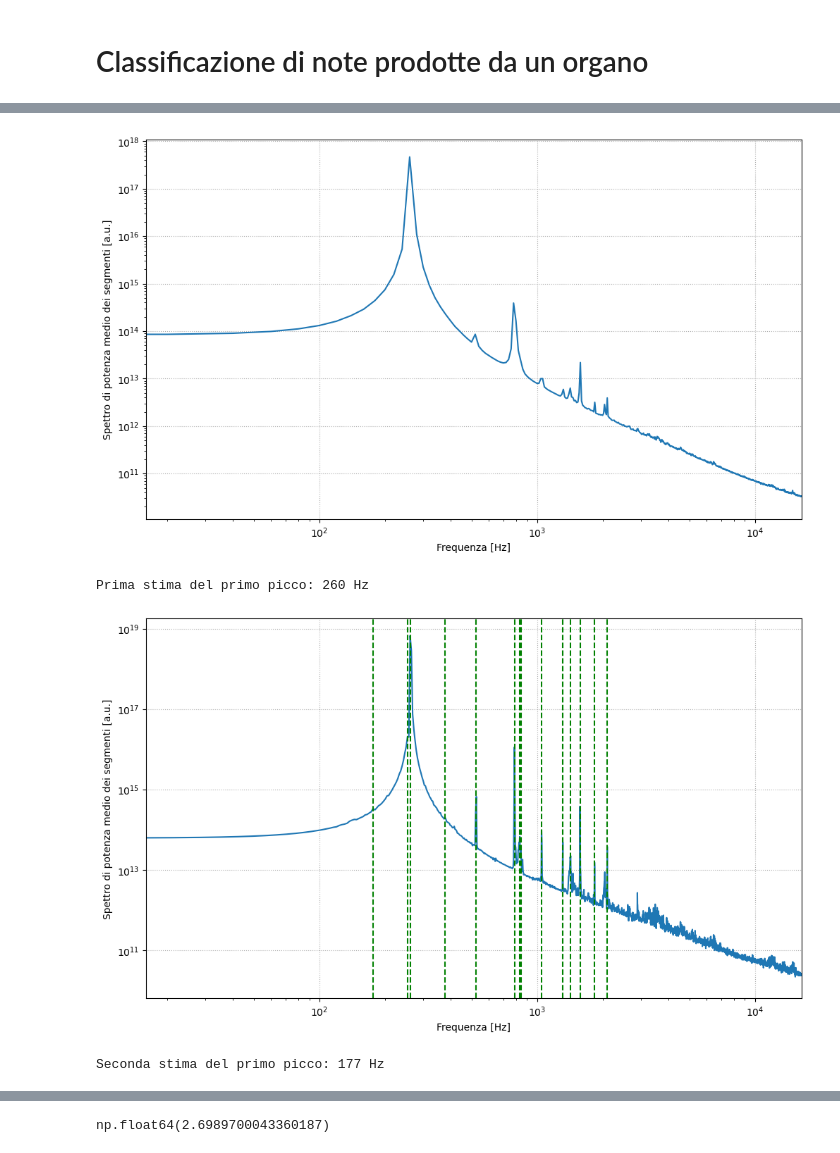
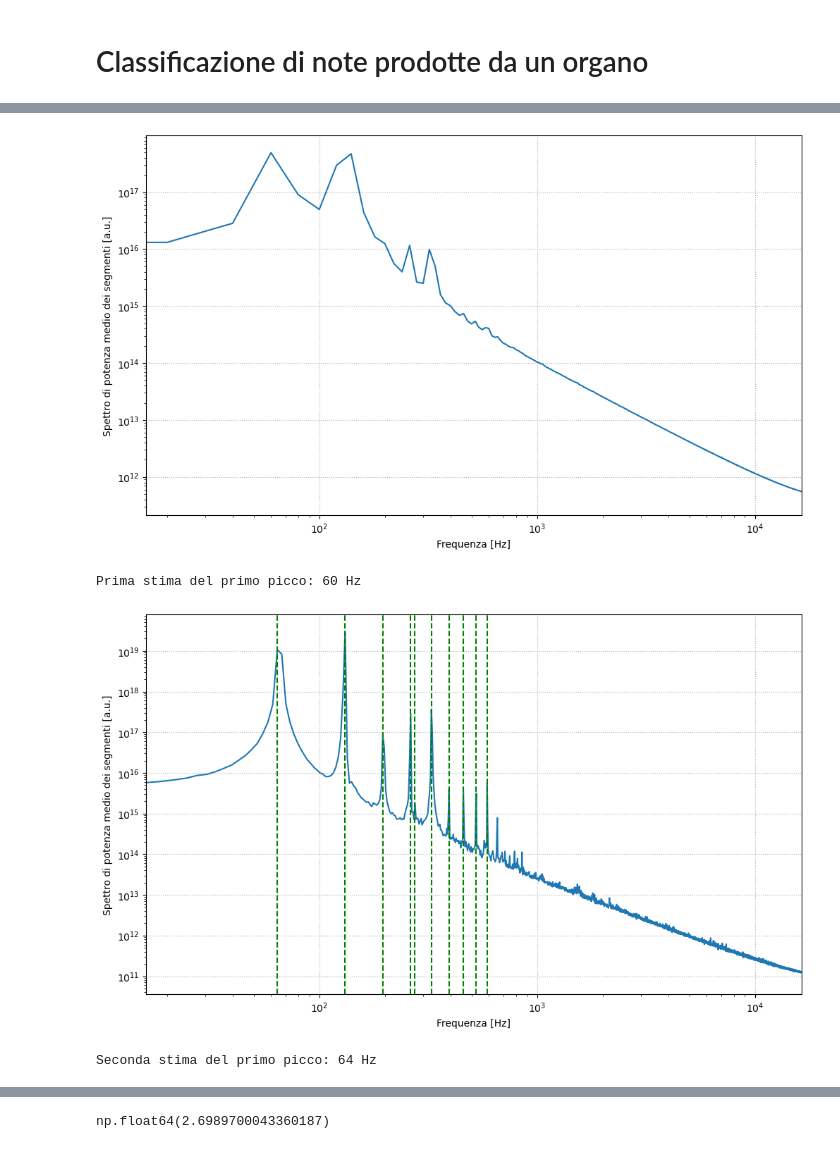
Before and after one commit to maddoc-g/3_organ_clustering, a Jupyter notebook: esperienza_3.ipynb, the cells around one changed output, grey strips where cells are left out. Cells and saved outputs as stored; diff of their text form; code cells hidden in the pictures.

```diff
--- a/esperienza_3.ipynb
+++ b/esperienza_3.ipynb
@@ -104,7 +104,7 @@ from lib.readwav import *
 # Scegliamo arbitrariamente un file da analizzare e cominciamo.
 
 # Innanzitutto lo leggiamo:
-filename = "./wav_files/note_111.wav"
+filename = "./wav_files/note_72.wav"
 rate, note = readwav(filename)
 note = note[:,0] # D'ora in poi presumiamo questo step, che diventa quindi necessario
 time = np.linspace(0, note.shape[0], note.shape[0], endpoint = False) / rate
@@ -237,8 +237,8 @@ previsional_peaks, _ = find_peaks(averaged_spectrum, prominence = prom)
 previsional_frequency = frequencies[previsional_peaks[0]]
 print("\nPrima stima del primo picco: {:.0f} Hz\n".format(previsional_frequency))
 # %% [output]
-[figure, old version]
+[figure, new version]
-Prima stima del primo picco: 260 Hz
+Prima stima del primo picco: 60 Hz
 # %%
 # plotting paxxo per capire come stimare la segment size
 
@@ -273,7 +273,7 @@ for i in range(number_of_segments):
     start = i * hop_size
     end = start + segment_size
     segment = note[start:end]
-    segment = apply_window(rate, segment, sigma = 0.1)
+    segment = apply_window(rate, segment, sigma = 0.17)
     # sigma più grande (largo) non migliora né peggiora, sigma più piccolo rovina la risoluzione
     # quindi teniamo questo sigma fisso come compromesso risoluzione-rumore (vedi anche figure sopra)
     # e la risoluzione la aggiustiamo qui solo sulla segment size
@@ -287,35 +287,35 @@ prom = 10**(np.floor(np.log10(averaged_spectrum[0]))) # senza il +1 (provare +0.
 
 corrected_peaks, _ = find_peaks(averaged_spectrum, prominence = prom)
 frequencies_of_peaks = frequencies[corrected_peaks]
 
 
 ###################### Forse l'idea della tolerance non è male dopotutto, dobbiamo pensare ad una
 # implementazione più intelligente, nella scelta della tolerance e nella selezione del più alto tra due picchi vicini #################
 
 
 #tolerance = previsional_frequency / 5
 #frequencies_of_peaks = []
 #for peak in corrected_peaks:
 #    aux = frequencies[peak]
 #    if all(abs(aux - f) > tolerance for f in frequencies_of_peaks):
 #        frequencies_of_peaks.append(aux)
 
 plt.figure(figsize=(12,7))
 plt.plot(frequencies, averaged_spectrum)
 for i in frequencies_of_peaks:
     plt.axvline(i, color="g", linestyle="--")
 plt.yscale("log", base=10)
 plt.xscale("log", base=10)
 plt.xlim(2**4, 2**14)
 plt.ylabel("Spettro di potenza medio dei segmenti [a.u.]")
 plt.xlabel("Frequenza [Hz]")
 plt.grid(linestyle = ":")
 plt.show()
 
 print("\nSeconda stima del primo picco: {:.0f} Hz\n".format(frequencies_of_peaks[0]))
 # %% [output]
-[figure, old version]
+[figure, new version]
-Seconda stima del primo picco: 177 Hz
+Seconda stima del primo picco: 64 Hz
 # %%
 # Contiamo le istanze di multipli di armoniche fondamentali, nel senso che calcoliamo le distanze tra un picco e l'altro
 # e queste sono in teoria multipli interi dell'armonica fondamentale. Trovado il MCD di queste distance, dovremmo trovare
```
Also changed, not shown: parts of 3 cells of this notebook, 1 other file.
